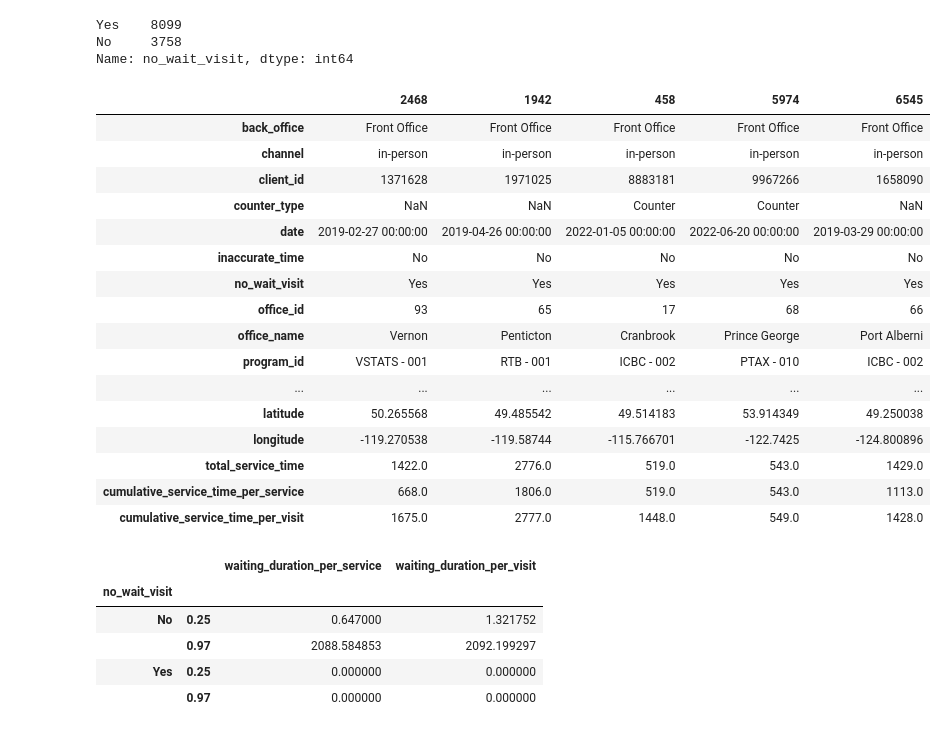
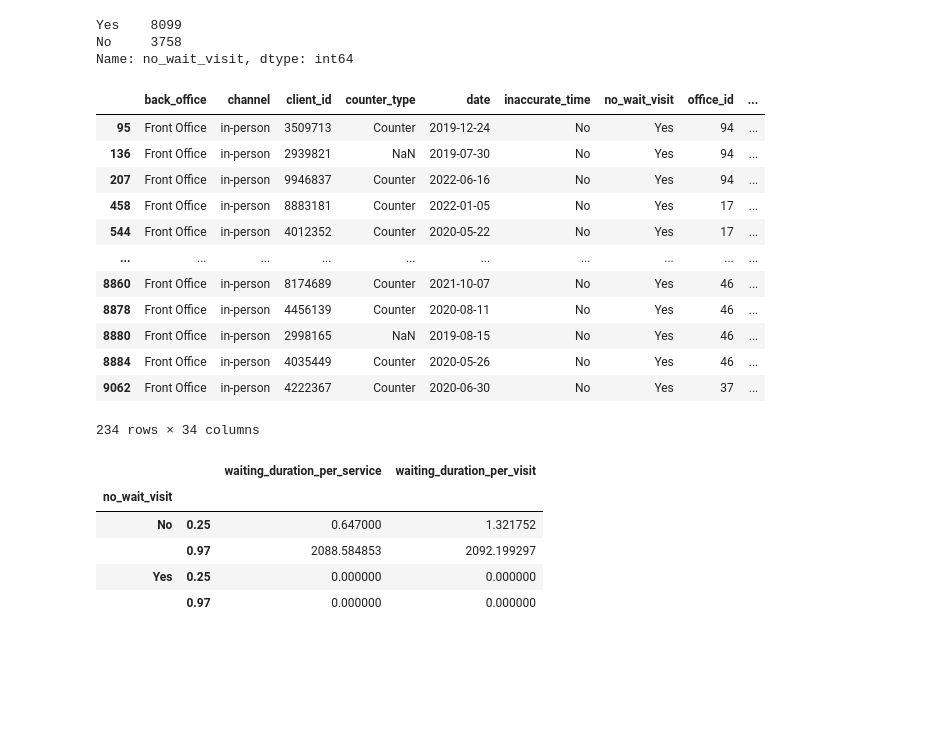
Before and after one commit to varunindurthi/Services-BC-EDA-REQ101268, a Jupyter notebook: data_analysis.ipynb, the cells around one changed output. Saved outputs shown, nothing was run; the diff lists cells and outputs as text; code cells hidden in the pictures; blank space fills up the shorter version.

```diff
--- a/data_analysis.ipynb
+++ b/data_analysis.ipynb
@@ -658,25 +739,21 @@ Yes    8099
 No     3758
 Name: no_wait_visit, dtype: int64
 # %%
-merged_visit_df[(merged_visit_df['no_wait_visit']=='Yes')&((merged_visit_df['waiting_duration_per_service']!=0) | (merged_visit_df['waiting_duration_per_visit']!=0))].sample(5).T
+merged_visit_df[(merged_visit_df['no_wait_visit']=='Yes')&((merged_visit_df['waiting_duration_per_service']!=0) | (merged_visit_df['waiting_duration_per_visit']!=0))]
 # %% [output]
-|  | 2468 | 1942 | 458 | 5974 | 6545 |
-| back_office | Front Office | Front Office | Front Office | Front Office | Front Office |
-| channel | in-person | in-person | in-person | in-person | in-person |
-| client_id | 1371628 | 1971025 | 8883181 | 9967266 | 1658090 |
-| counter_type | NaN | NaN | Counter | Counter | NaN |
-| date | 2019-02-27 00:00:00 | 2019-04-26 00:00:00 | 2022-01-05 00:00:00 | 2022-06-20 00:00:00 | 2019-03-29 00:00:00 |
-| inaccurate_time | No | No | No | No | No |
-| no_wait_visit | Yes | Yes | Yes | Yes | Yes |
-| office_id | 93 | 65 | 17 | 68 | 66 |
-| office_name | Vernon | Penticton | Cranbrook | Prince George | Port Alberni |
-| program_id | VSTATS - 001 | RTB - 001 | ICBC - 002 | PTAX - 010 | ICBC - 002 |
-| ... | ... | ... | ... | ... | ... |
-| latitude | 50.265568 | 49.485542 | 49.514183 | 53.914349 | 49.250038 |
-| longitude | -119.270538 | -119.58744 | -115.766701 | -122.7425 | -124.800896 |
-| total_service_time | 1422.0 | 2776.0 | 519.0 | 543.0 | 1429.0 |
-| cumulative_service_time_per_service | 668.0 | 1806.0 | 519.0 | 543.0 | 1113.0 |
-| cumulative_service_time_per_visit | 1675.0 | 2777.0 | 1448.0 | 549.0 | 1428.0 |
+|  | back_office | channel | client_id | counter_type | date | inaccurate_time | no_wait_visit | office_id | ... |
+| 95 | Front Office | in-person | 3509713 | Counter | 2019-12-24 | No | Yes | 94 | ... |
+| 136 | Front Office | in-person | 2939821 | NaN | 2019-07-30 | No | Yes | 94 | ... |
+| 207 | Front Office | in-person | 9946837 | Counter | 2022-06-16 | No | Yes | 94 | ... |
+| 458 | Front Office | in-person | 8883181 | Counter | 2022-01-05 | No | Yes | 17 | ... |
+| 544 | Front Office | in-person | 4012352 | Counter | 2020-05-22 | No | Yes | 17 | ... |
+| ... | ... | ... | ... | ... | ... | ... | ... | ... | ... |
+| 8860 | Front Office | in-person | 8174689 | Counter | 2021-10-07 | No | Yes | 46 | ... |
+| 8878 | Front Office | in-person | 4456139 | Counter | 2020-08-11 | No | Yes | 46 | ... |
+| 8880 | Front Office | in-person | 2998165 | NaN | 2019-08-15 | No | Yes | 46 | ... |
+| 8884 | Front Office | in-person | 4035449 | Counter | 2020-05-26 | No | Yes | 46 | ... |
+| 9062 | Front Office | in-person | 4222367 | Counter | 2020-06-30 | No | Yes | 37 | ... |
+234 rows × 34 columns
 # %%
 merged_visit_df[['no_wait_visit','waiting_duration_per_service','waiting_duration_per_visit']].groupby('no_wait_visit').quantile([0.25,0.97])
 # %% [output]
```
Also changed, not shown: parts of 18 cells of this notebook, 3 other files.
